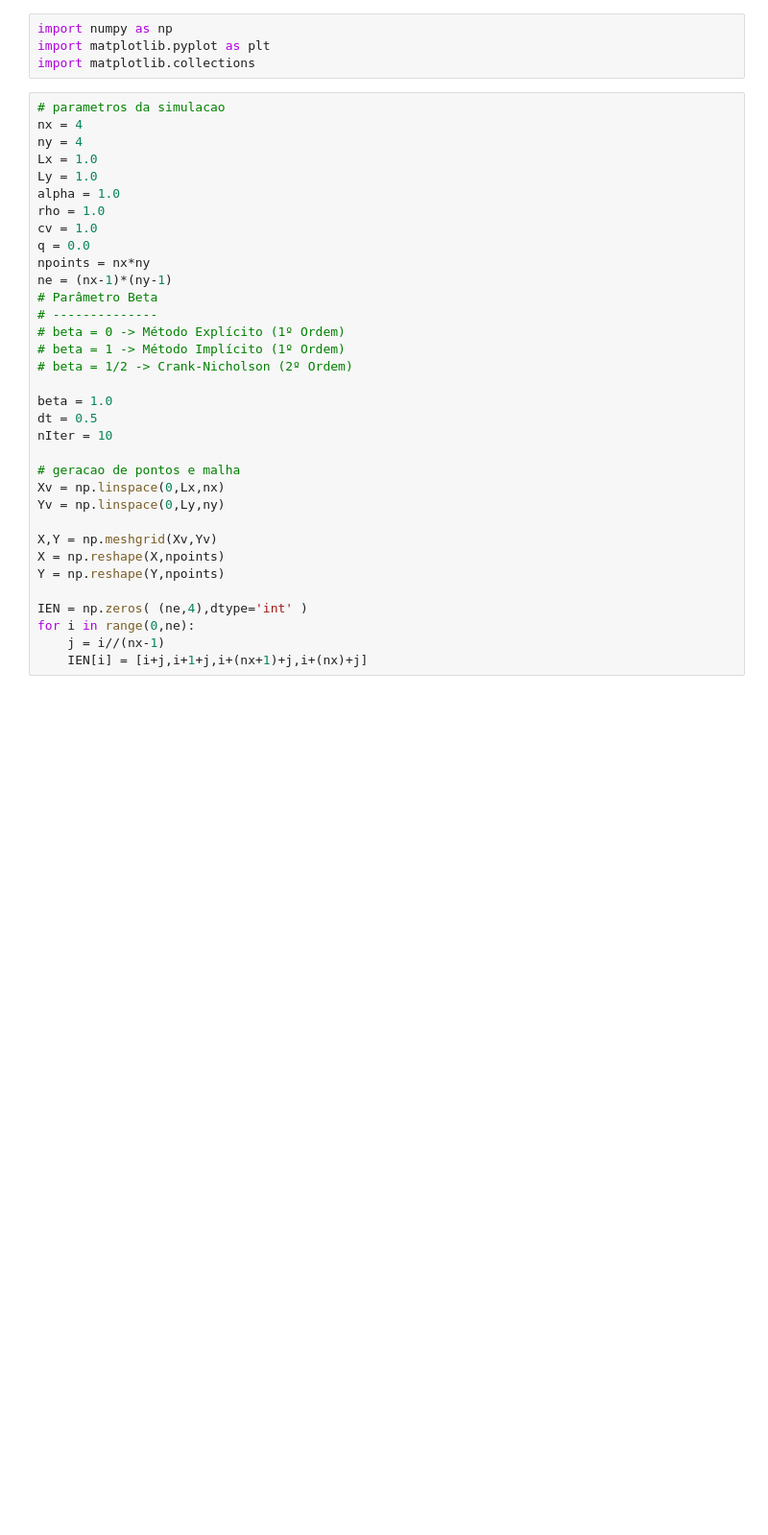
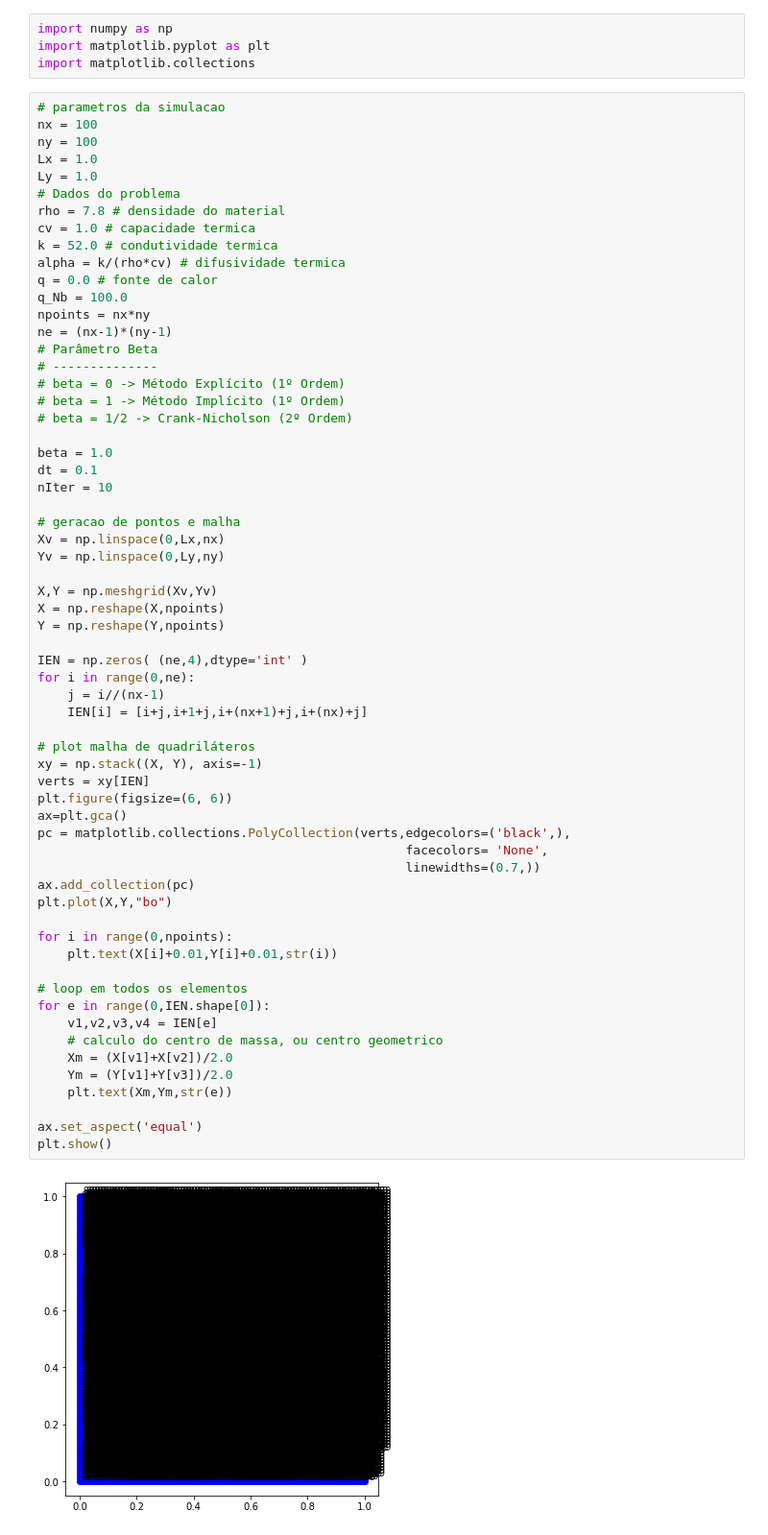
Before and after one commit to barros-jv/Heat_Transfer, a Jupyter notebook: Metodo_Elementos_Finitos/Prob_Termico_2D_MEF-Transiente-Quad.ipynb, the cells around one changed output. Shown: that part at 96% size. Saved outputs shown, nothing was run; the diff lists cells and outputs as text; blank space fills up the shorter version.

```diff
--- a/Metodo_Elementos_Finitos/Prob_Termico_2D_MEF-Transiente-Quad.ipynb
+++ b/Metodo_Elementos_Finitos/Prob_Termico_2D_MEF-Transiente-Quad.ipynb
@@ -4,37 +4,67 @@ import matplotlib.pyplot as plt
 import matplotlib.collections
 # %%
 # parametros da simulacao
-nx = 4
-ny = 4
+nx = 100
+ny = 100
 Lx = 1.0
 Ly = 1.0
-alpha = 1.0
-rho = 1.0
-cv = 1.0
-q = 0.0
+# Dados do problema
+rho = 7.8 # densidade do material
+cv = 1.0 # capacidade termica
+k = 52.0 # condutividade termica
+alpha = k/(rho*cv) # difusividade termica
+q = 0.0 # fonte de calor
+q_Nb = 100.0
 npoints = nx*ny
 ne = (nx-1)*(ny-1)
 # Parâmetro Beta
 # --------------
 # beta = 0 -> Método Explícito (1º Ordem)
 # beta = 1 -> Método Implícito (1º Ordem)
 # beta = 1/2 -> Crank-Nicholson (2º Ordem)
 
 beta = 1.0
-dt = 0.5
+dt = 0.1
 nIter = 10
 
 # geracao de pontos e malha
 Xv = np.linspace(0,Lx,nx)
 Yv = np.linspace(0,Ly,ny)
 
 X,Y = np.meshgrid(Xv,Yv)
 X = np.reshape(X,npoints)
 Y = np.reshape(Y,npoints)
 
 IEN = np.zeros( (ne,4),dtype='int' )
 for i in range(0,ne):
     j = i//(nx-1)
     IEN[i] = [i+j,i+1+j,i+(nx+1)+j,i+(nx)+j]
+
+# plot malha de quadriláteros
+xy = np.stack((X, Y), axis=-1)
+verts = xy[IEN]
+plt.figure(figsize=(6, 6))
+ax=plt.gca()
+pc = matplotlib.collections.PolyCollection(verts,edgecolors=('black',),
+                                                 facecolors= 'None',
+                                                 linewidths=(0.7,))
+ax.add_collection(pc)
+plt.plot(X,Y,"bo")
+
+for i in range(0,npoints):
+    plt.text(X[i]+0.01,Y[i]+0.01,str(i))
+
+# loop em todos os elementos
+for e in range(0,IEN.shape[0]):
+    v1,v2,v3,v4 = IEN[e]
+    # calculo do centro de massa, ou centro geometrico
+    Xm = (X[v1]+X[v2])/2.0
+    Ym = (Y[v1]+Y[v3])/2.0
+    plt.text(Xm,Ym,str(e))
+
+ax.set_aspect('equal')
+plt.show()
+# %% [output]
+[figure, added]
 # %%
 # Pontos C.C
```
Also changed, not shown: parts of 3 cells of this notebook, 2 other files.
